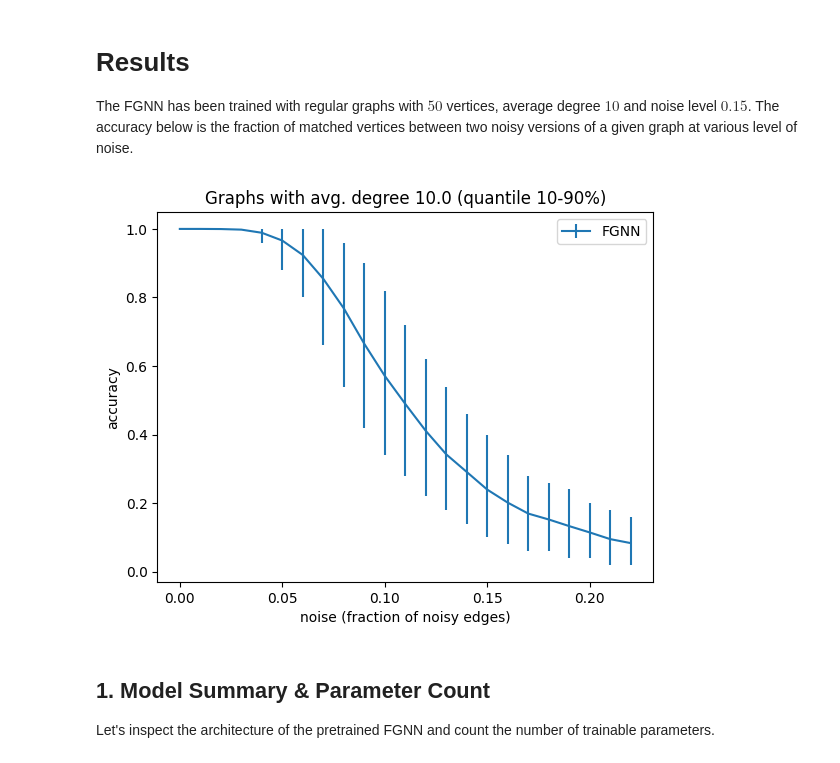
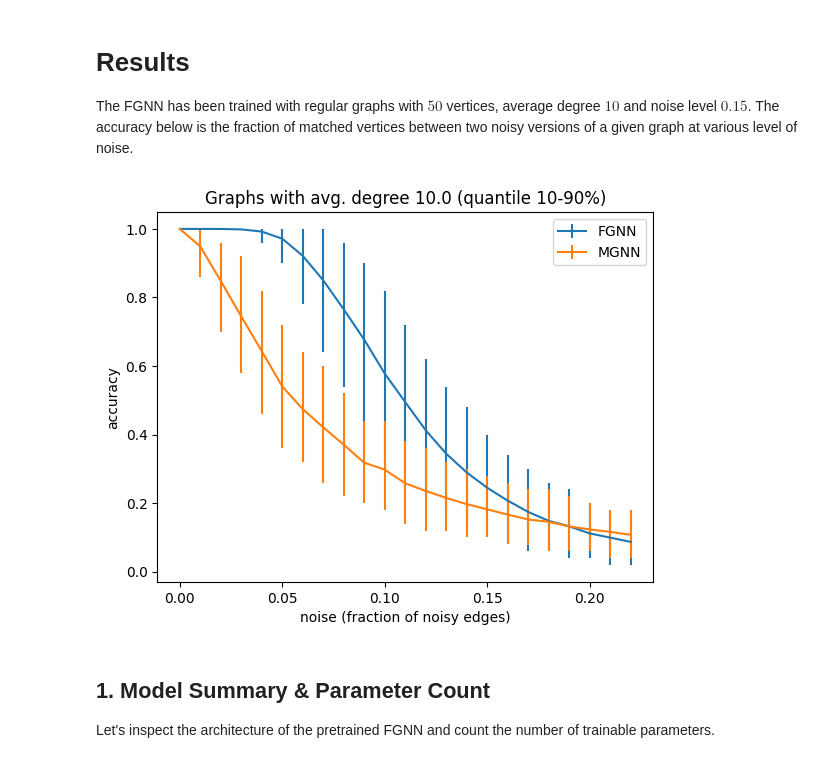
Before and after one commit to noecolomban/Project_deep_learning_APM52183, a Jupyter notebook: plot_accuracy_regular_value_added_NEW.ipynb, the cells around one changed output. Drawn from its saved outputs; the diff is of its cells as text; code cells hidden in the pictures.

Commit message:
comparaison fgnn mgnn

```diff
--- a/plot_accuracy_regular_value_added_NEW.ipynb
+++ b/plot_accuracy_regular_value_added_NEW.ipynb
@@ -105,3 +157,23 @@ Fetching model Siamese_Model - Simple_Node_Embedding
 args,deg  = creat_args(config_model)
 # %% [output]
 graphs with 50 vertices and average degree 10.0
+# %%
+model_pathMGNN = 'trained_models//mgnn_0.2'
+
+# 2. CHARGEMENT DE LA CONFIGURATION
+config_modelMGNN, device = get_device_config(model_pathMGNN)
+print(f"Architecture chargée : {config_modelMGNN['arch']['arch_gnn']}")
+
+# 3. CHARGEMENT DES POIDS DU MODÈLE
+modelMGNN = load_model_loc(model_pathMGNN, config_modelMGNN, device)
+
+# 4. PASSAGE EN MODE ÉVALUATION (TRÈS IMPORTANT !)
+# Cela désactive les comportements d'entraînement comme le Dropout
+modelMGNN.eval()
+
+# 5. INITIALISATION DE LA FONCTION DE PERTE
+criterion = triplet_loss()
+
+
+#LOCAL
+argsMGNN ,degMGNN  = creat_args_loc(config_modelMGNN)
@@ -116,4 +192,6 @@ The cell below will create dataset of graphs with various level of noise if they
 ROOT_DIR = Path.home()
 path_dataset = os.path.join(ROOT_DIR, 'data/')
 all_l, all_a = compute_all(list_noise,args,path_dataset,model);
+
+all_lMGNN, all_aMGNN = compute_all(list_noise,argsMGNN,path_dataset,modelMGNN);
 # %% [output]
@@ -142,17 +220,21 @@ The FGNN has been trained with regular graphs with $50$ vertices, average degree
 quant_low=0.1
 quant_up=0.9
 mc_50, q50 = compute_quant(all_a,quant_low=quant_low,quant_up=quant_up)
+
+mc_50MGNN, q50MGNN = compute_quant(all_aMGNN,quant_low=quant_low,quant_up=quant_up)
 # %%
 error_50 = np.abs(acc_2_error(mc_50,q50))
+error_50MGNN = np.abs(acc_2_error(mc_50MGNN,q50MGNN))
 
 plt.errorbar(list_noise,mc_50,yerr=error_50.T,label='FGNN');
+plt.errorbar(list_noise,mc_50MGNN,yerr=error_50MGNN.T,label='MGNN');
 plt.xlabel('noise (fraction of noisy edges)')
 plt.ylabel('accuracy')
 plt.title(f'Graphs with avg. degree {deg} (quantile {int(100*quant_low)}-{int(100*quant_up)}%)')
 plt.legend()
 plt.show()
 # %% [output]
-[figure, old version]
+[figure, new version]
 # %% [markdown]
 ## 1. Model Summary & Parameter Count
 
```
Also changed, not shown: parts of 4 cells of this notebook.
